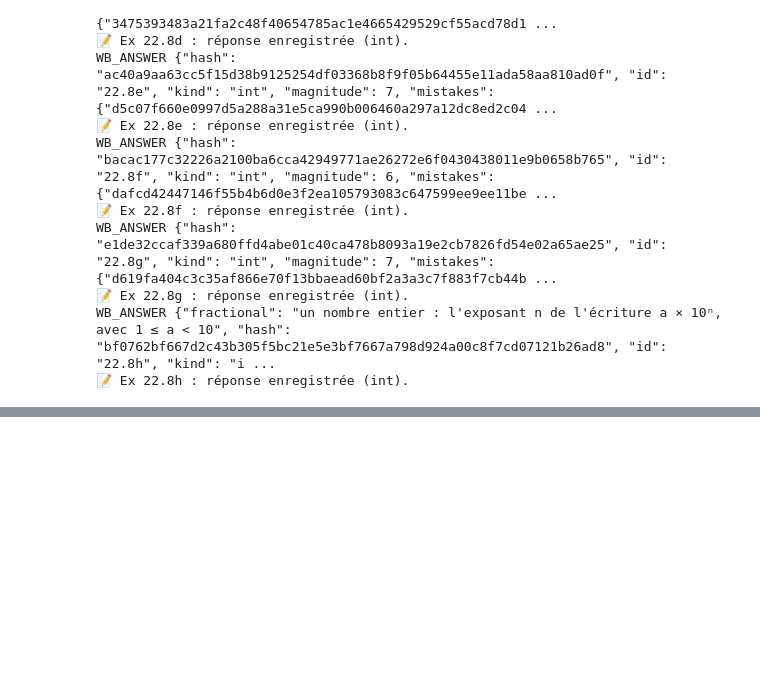
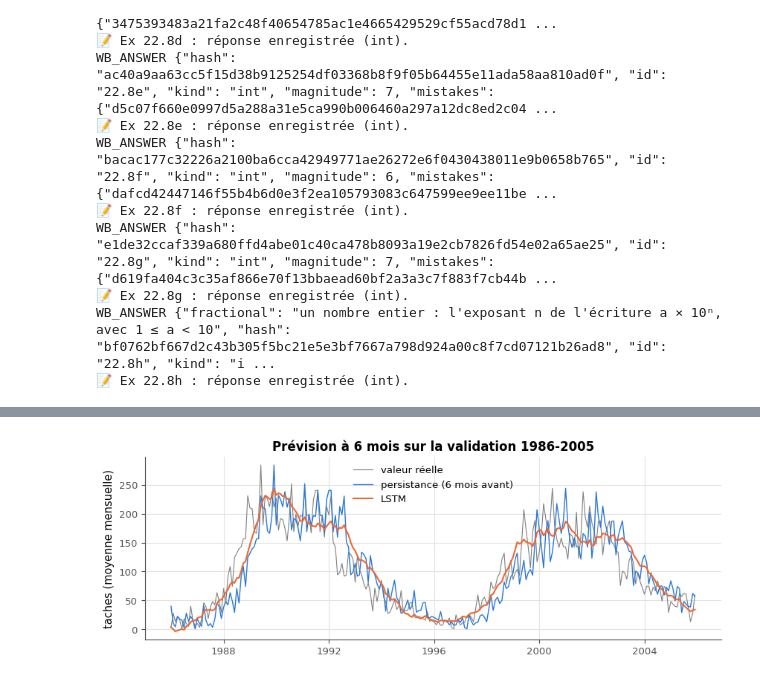
Before and after one commit to cemah2/workbookIA, a Jupyter notebook: chapitres/ch22_rnn/05_solutions.ipynb, the cells around one changed output, grey strips where cells are left out. Drawn from its saved outputs; the diff is of its cells as text; code cells hidden in the pictures; blank space fills up the shorter version.

```diff
--- a/chapitres/ch22_rnn/05_solutions.ipynb
+++ b/chapitres/ch22_rnn/05_solutions.ipynb
@@ -628,0 +1539,87 @@ WB_ANSWER {"fractional": "un nombre entier : l'exposant n de l'écriture a × 10
+# %%
+scale_23 = SPOTS[:I86].max()
+X_train_23, y_train_23 = mylearn.sequences.make_windows(SPOTS[:I86] / scale_23, 60, horizon=6)
+X_val_23, y_val_23 = mylearn.sequences.make_windows(SPOTS[I86 - 65:I06] / scale_23, 60, horizon=6)
+n_train_23 = len(X_train_23)
+persistence_23 = float(np.sqrt(np.mean((SPOTS[I86 - 6:I06 - 6] - SPOTS[I86:I06]) ** 2)))   # the value 6 months earlier
+
+
+class SunspotLSTM_23(nn.Module):
+    """nn.LSTM(1, hidden_size, batch_first=True), then nn.Linear(hidden_size, 1) on the output of the last step:
+    windows (N, T, 1) -> predictions (N,)."""
+
+    def __init__(self, hidden_size=32):
+        super().__init__()
+        self.lstm = nn.LSTM(1, hidden_size, batch_first=True)
+        self.head = nn.Linear(hidden_size, 1)
+
+    def forward(self, x):
+        out, _ = self.lstm(x)
+        return self.head(out[:, -1]).squeeze(-1)                # many-to-one: the last step only
+
+
+def fit_23(model, X, y, epochs=20, lr=3e-3, batch_size=64, seed=0):
+    """Train `model` in place with Adam(lr) and nn.MSELoss, gradient clipping at a norm of 1.0, on mini-batches in a new
+    random order at each epoch (torch.randperm with torch.Generator().manual_seed(seed), created once). X (N, T, 1) and
+    y (N,) are float32 tensors. Return the list of the mean training loss of each epoch (Python floats)."""
+    optimizer = torch.optim.Adam(model.parameters(), lr=lr)
+    loss_fn = nn.MSELoss()
+    generator = torch.Generator().manual_seed(seed)
+    history = []
+    for _ in range(epochs):
+        model.train()
+        order = torch.randperm(len(X), generator=generator)
+        total = 0.0
+        for start in range(0, len(X), batch_size):
+            batch = order[start:start + batch_size]
+            optimizer.zero_grad()
+            loss = loss_fn(model(X[batch]), y[batch])
+            loss.backward()
+            nn.utils.clip_grad_norm_(model.parameters(), 1.0)
+            optimizer.step()
+            total += loss.item() * len(batch)
+        history.append(total / len(X))
+    return history
+
+
+wb.check("22.23a", n_train_23)
+wb.check("22.23b", persistence_23)
+model_23 = None
+with checked("22.23"):
+    ok_data_23 = filled(scale_23, X_train_23, y_train_23, X_val_23, y_val_23)
+    if not ok_data_23:
+        print("⏳ Ex 22.23 : prépare d'abord scale_23 et les fenêtres.")
+    else:
+        Xv_23, yv_23 = np.asarray(X_val_23), np.asarray(y_val_23)
+        same("22.23", "les cibles de validation, remises à l'échelle, contre SPOTS[I86:I06]", yv_23 * scale_23, SPOTS[I86:I06])
+        same("22.23", "la dernière valeur de chaque fenêtre de validation : 6 mois avant sa cible",
+             Xv_23[:, -1, 0] * scale_23, SPOTS[I86 - 6:I06 - 6])
+        verdict("22.23", np.asarray(y_train_23).max() * scale_23 <= SPOTS[:I86].max() and len(y_train_23) + 65 == I86,
+                "les fenêtres d'entraînement, cibles comprises, restent avant 1986.",
+                "les fenêtres d'entraînement doivent rester avant 1986, cible comprise : prends-les dans SPOTS[:I86].")
+        torch.manual_seed(2223)
+        model_23 = SunspotLSTM_23()
+        to32 = lambda a: torch.tensor(np.asarray(a), dtype=torch.float32)
+        history_23 = fit_23(model_23, to32(X_train_23), to32(y_train_23))
+        if returned("22.23", "fit_23", history_23):
+            verdict("22.23", isinstance(history_23, list) and len(history_23) == 20 and history_23[-1] < history_23[0],
+                    "fit_23 rend 20 loss moyennes, qui baissent.",
+                    f"fit_23 doit rendre une liste de 20 loss moyennes qui baissent ; reçu {history_23!r:.120}.")
+            model_23.eval()
+            with torch.no_grad():
+                pred_23 = model_23(to32(Xv_23)).numpy().astype(float) * scale_23
+            rmse_23 = float(np.sqrt(np.mean((pred_23 - SPOTS[I86:I06]) ** 2)))
+            ratio_23 = rmse_23 / float(np.sqrt(np.mean((SPOTS[I86 - 6:I06 - 6] - SPOTS[I86:I06]) ** 2)))
+            print(f"RMSE de validation (1986-2005) : LSTM {rmse_23:.1f} taches · rapport à la persistance {ratio_23:.2f}")
+            verdict("22.23", ratio_23 < 0.9, "le LSTM bat la persistance de plus de 10 % en validation.",
+                    f"rapport {ratio_23:.2f} à la persistance : attendu moins de 0,9 ; relis le contrat de fit_23 et la mise à l'échelle.")
+            fig, ax = plt.subplots(figsize=(10, 3.2))
+            dates_23 = SUNSPOTS["date"].iloc[I86:I06]
+            ax.plot(dates_23, SPOTS[I86:I06], lw=0.8, color="0.5", label="valeur réelle")
+            ax.plot(dates_23, SPOTS[I86 - 6:I06 - 6], lw=1, label="persistance (6 mois avant)")
+            ax.plot(dates_23, pred_23, lw=1.5, label="LSTM")
+            ax.set_ylabel("taches (moyenne mensuelle)")
+            ax.set_title("Prévision à 6 mois sur la validation 1986-2005")
+            ax.legend()
+            plt.show()
+# %% [output]
@@ -628,0 +1634 @@ WB_ANSWER {"fractional": "un nombre entier : l'exposant n de l'écriture a × 10
+[figure, added]
```
Also changed, not shown: parts of 81 cells of this notebook, 6 other files.
